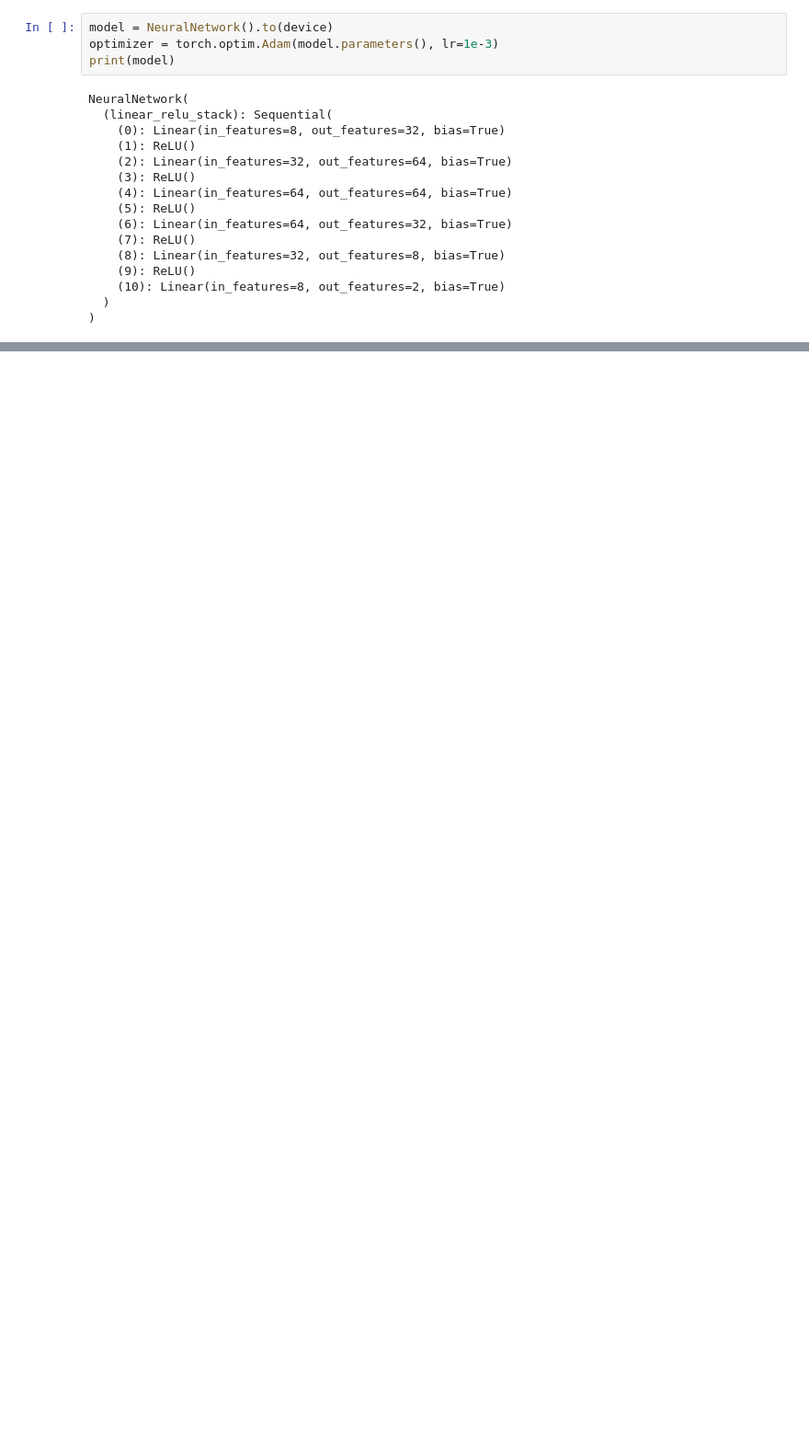
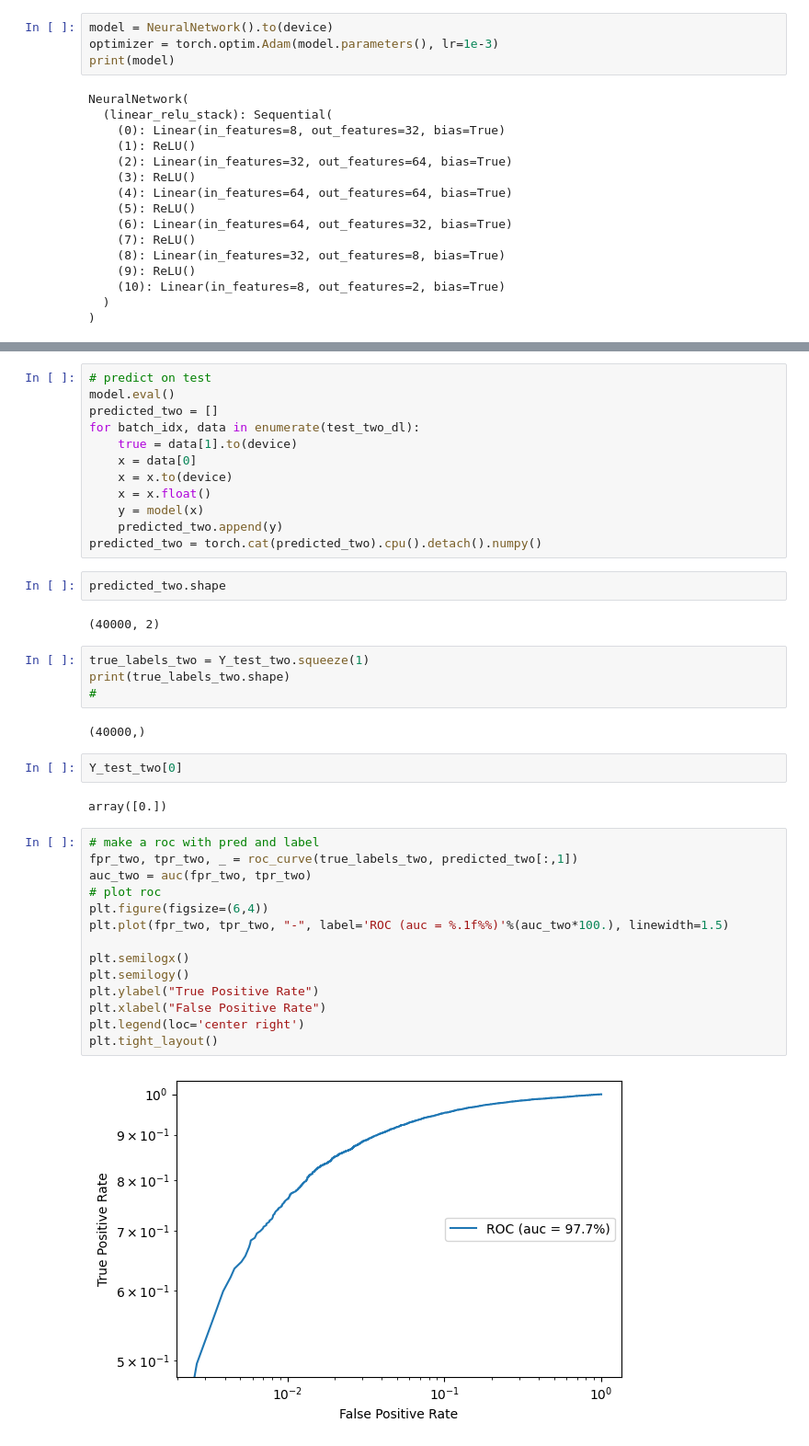
Before and after one commit to inesochoa/lisbon-ml-school, a Jupyter notebook: exercise_4_continuation.ipynb, the cells around one changed output, grey strips where cells are left out. Shown at 92% size. Cells and saved outputs as stored; diff of their text form; blank space fills up the shorter version.

```diff
--- a/exercise_4_continuation.ipynb
+++ b/exercise_4_continuation.ipynb
@@ -1220,0 +1278,42 @@ RuntimeError: Expected floating point type for target with class probabilities,
+# %%
+# predict on test
+model.eval()
+predicted_two = []
+for batch_idx, data in enumerate(test_two_dl):
+    true = data[1].to(device)
+    x = data[0]
+    x = x.to(device)
+    x = x.float()
+    y = model(x)
+    predicted_two.append(y)
+predicted_two = torch.cat(predicted_two).cpu().detach().numpy()
+# %%
+predicted_two.shape
+# %% [output]
+(40000, 2)
+# %%
+true_labels_two = Y_test_two.squeeze(1)
+print(true_labels_two.shape)
+#
+# %% [output]
+(40000,)
+# %%
+Y_test_two[0]
+# %% [output]
+array([0.])
+# %%
+# make a roc with pred and label
+fpr_two, tpr_two, _ = roc_curve(true_labels_two, predicted_two[:,1])
+auc_two = auc(fpr_two, tpr_two)
+# plot roc
+plt.figure(figsize=(6,4))
+plt.plot(fpr_two, tpr_two, "-", label='ROC (auc = %.1f%%)'%(auc_two*100.), linewidth=1.5)
+
+plt.semilogx()
+plt.semilogy()
+plt.ylabel("True Positive Rate")
+plt.xlabel("False Positive Rate")
+plt.legend(loc='center right')
+plt.tight_layout()
+# %% [output]
+[figure, added]
```
Also changed, not shown: parts of 12 cells of this notebook.
